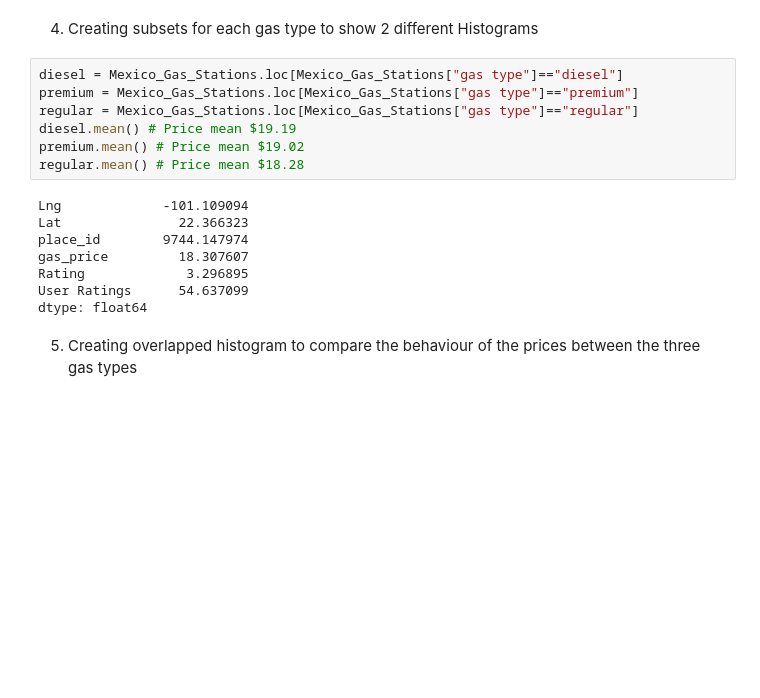
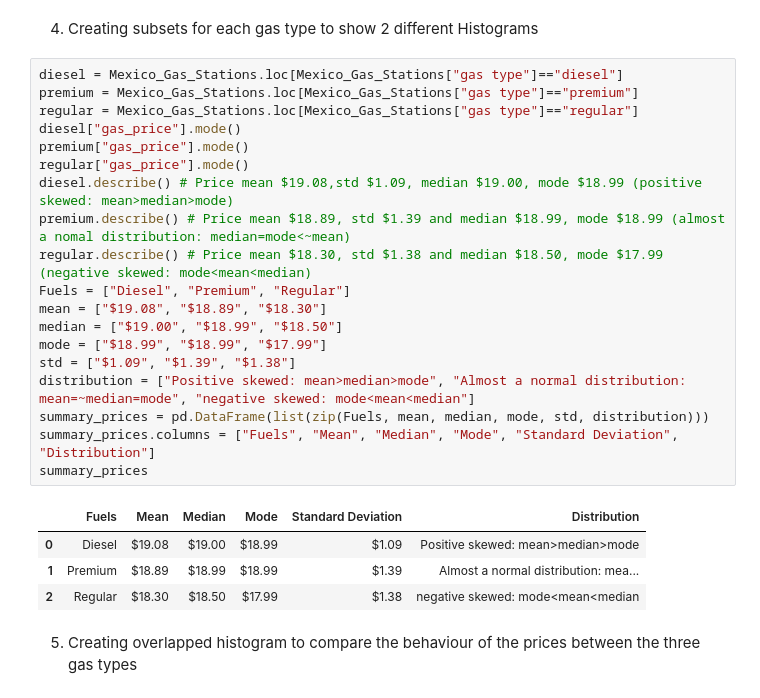
Before and after one commit to ayalaeduardo95/Project-1, a Jupyter notebook: Gas_Stations_Project1.ipynb, the cells around one changed output. Saved outputs shown, nothing was run; the diff lists cells and outputs as text; blank space fills up the shorter version.

```diff
--- a/Gas_Stations_Project1.ipynb
+++ b/Gas_Stations_Project1.ipynb
@@ -342,21 +342,30 @@ plt.show()
 [figure]
 # %% [markdown]
 4. Creating subsets for each gas type to show 2 different Histograms
-# %%
-diesel = Mexico_Gas_Stations.loc[Mexico_Gas_Stations["gas type"]=="diesel"]
-premium = Mexico_Gas_Stations.loc[Mexico_Gas_Stations["gas type"]=="premium"]
-regular = Mexico_Gas_Stations.loc[Mexico_Gas_Stations["gas type"]=="regular"]
-diesel.mean() # Price mean $19.19
-premium.mean() # Price mean $19.02
-regular.mean() # Price mean $18.28
-# %% [output]
-Lng             -101.109094
-Lat               22.366323
-place_id        9744.147974
-gas_price         18.307607
-Rating             3.296895
-User Ratings      54.637099
-dtype: float64
+# %%
+diesel = Mexico_Gas_Stations.loc[Mexico_Gas_Stations["gas type"]=="diesel"]
+premium = Mexico_Gas_Stations.loc[Mexico_Gas_Stations["gas type"]=="premium"]
+regular = Mexico_Gas_Stations.loc[Mexico_Gas_Stations["gas type"]=="regular"]
+diesel["gas_price"].mode()
+premium["gas_price"].mode()
+regular["gas_price"].mode()
+diesel.describe() # Price mean $19.08,std $1.09, median $19.00, mode $18.99 (positive skewed: mean>median>mode)
+premium.describe() # Price mean $18.89, std $1.39 and median $18.99, mode $18.99 (almost a nomal distribution: median=mode<~mean)
+regular.describe() # Price mean $18.30, std $1.38 and median $18.50, mode $17.99 (negative skewed: mode<mean<median)
+Fuels = ["Diesel", "Premium", "Regular"]
+mean = ["$19.08", "$18.89", "$18.30"]
+median = ["$19.00", "$18.99", "$18.50"]
+mode = ["$18.99", "$18.99", "$17.99"]
+std = ["$1.09", "$1.39", "$1.38"]
+distribution = ["Positive skewed: mean>median>mode", "Almost a normal distribution: mean=~median=mode", "negative skewed: mode<mean<median"]
+summary_prices = pd.DataFrame(list(zip(Fuels, mean, median, mode, std, distribution)))
+summary_prices.columns = ["Fuels", "Mean", "Median", "Mode", "Standard Deviation", "Distribution"]
+summary_prices
+# %% [output]
+|  | Fuels | Mean | Median | Mode | Standard Deviation | Distribution |
+| 0 | Diesel | $19.08 | $19.00 | $18.99 | $1.09 | Positive skewed: mean>median>mode |
+| 1 | Premium | $18.89 | $18.99 | $18.99 | $1.39 | Almost a normal distribution: mea... |
+| 2 | Regular | $18.30 | $18.50 | $17.99 | $1.38 | negative skewed: mode<mean<median |
 # %% [markdown]
 5. Creating overlapped histogram to compare the behaviour of the prices between the three gas types
 # %%
```
Also changed, not shown: 1 other file.
